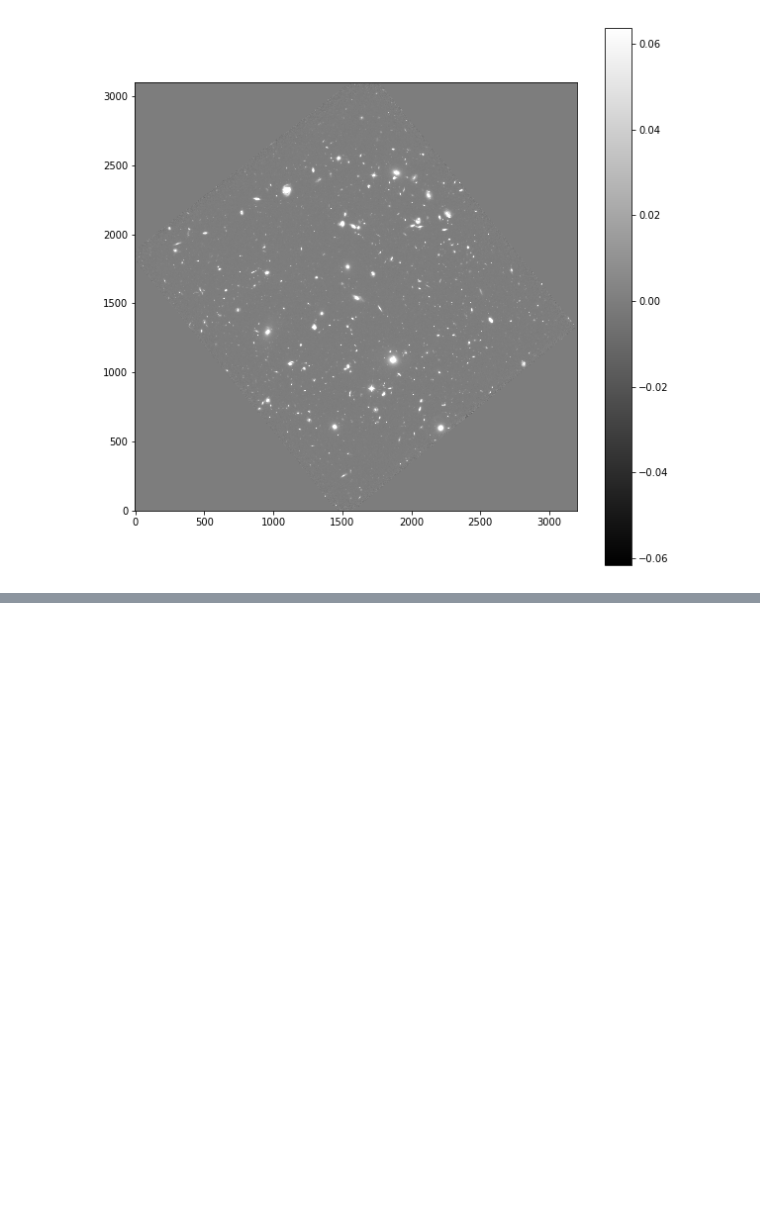
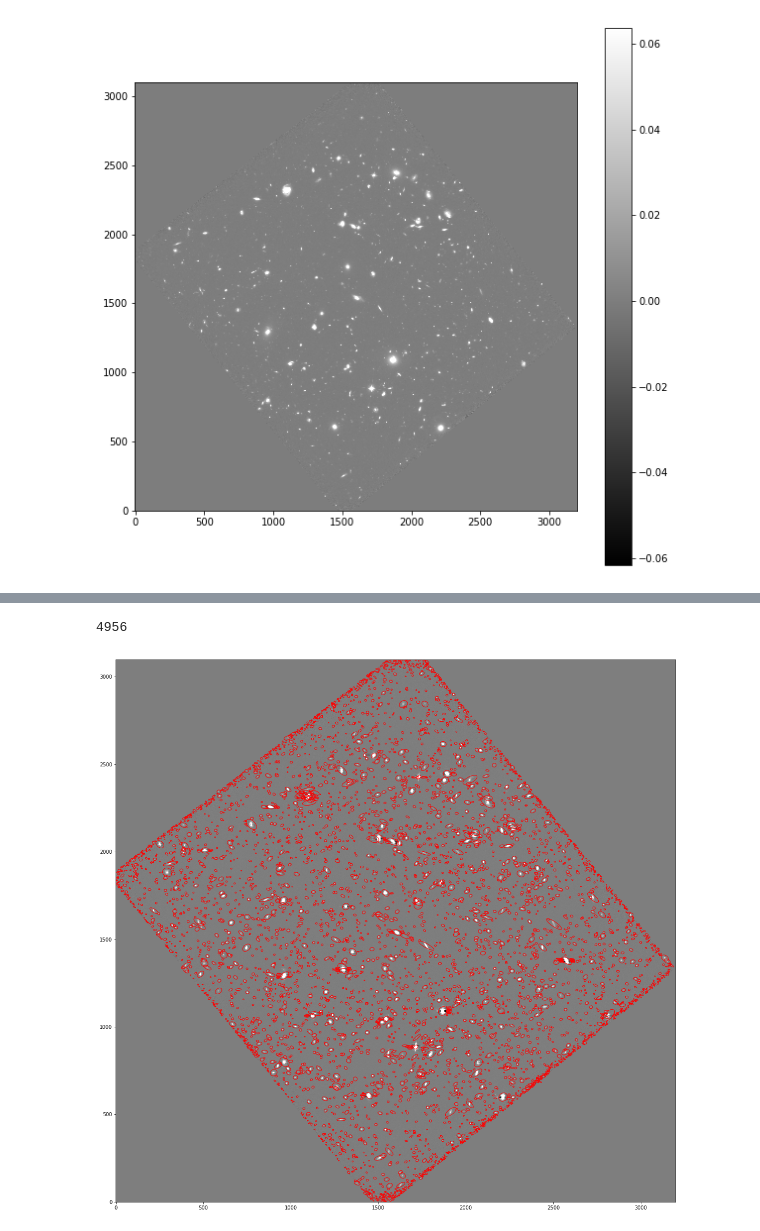
Before and after one commit to tiseever/ASTR_119_Final_Project, a Jupyter notebook: Test_Source_Detection_2.ipynb, the cells around one changed output, grey strips where cells are left out. Cells and saved outputs as stored; diff of their text form; code cells hidden in the pictures; blank space fills up the shorter version.

```diff
--- a/Test_Source_Detection_2.ipynb
+++ b/Test_Source_Detection_2.ipynb
@@ -194,0 +209,20 @@ plt.colorbar()
+# %%
+objects = sep.extract(rafdata, 3.0, err=sbkg.globalrms)
+# %%
+len(objects)
+# %% [output]
+4956
+# %%
+from matplotlib.patches import Ellipse
+
+fig, ax = plt.subplots(figsize=(20,20))
+m, s = np.mean(sdata), np.std(sdata)
+im = ax.imshow(sdata, interpolation='nearest', cmap='gray', vmin=m-s, vmax=m+s, origin='lower')
+
+for i in range(len(objects)):
+    e = Ellipse(xy=(objects['x'][i], objects['y'][i]),width=8*objects['a'][i],height=8*objects['b'][i],angle=objects['theta'][i]*180/(2*np.pi))
+    e.set_facecolor('none')
+    e.set_edgecolor('red')
+    ax.add_artist(e)
+# %% [output]
+[figure, added]
```
Also changed, not shown: parts of 13 cells of this notebook, 2 other files.
